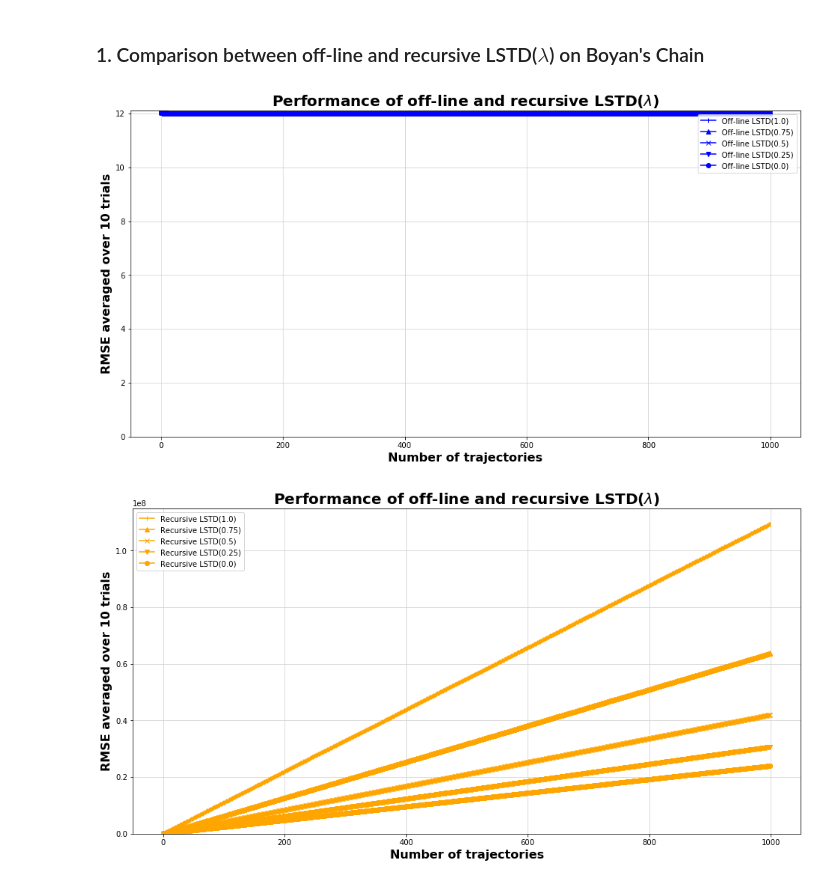
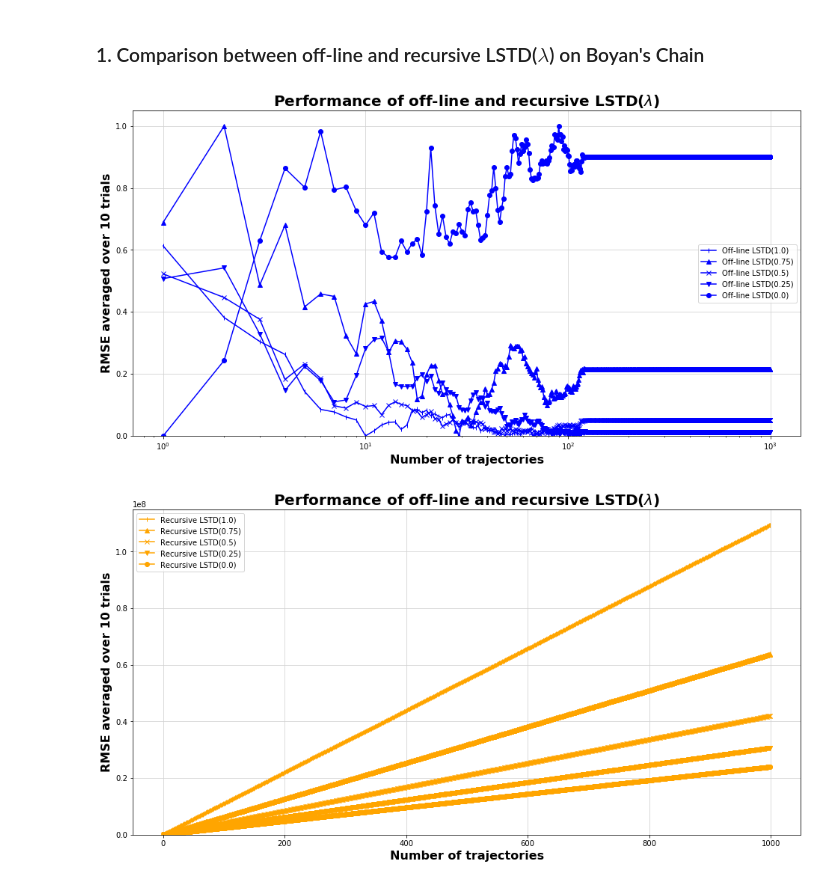
Before and after one commit to julienroy13/COMP767-assignments, a Jupyter notebook: Week4-FunctionApproximation/LSTD_lambda.ipynb, the cells around one changed output. Saved outputs shown, nothing was run; the diff lists cells and outputs as text; code cells hidden in the pictures.

Commit message:
Cleaned up off-line LSTD and Changed graphs for RMSE of the values

```diff
--- a/Week4-FunctionApproximation/LSTD_lambda.ipynb
+++ b/Week4-FunctionApproximation/LSTD_lambda.ipynb
@@ -328,38 +330,41 @@ n_trajectories = 1000
 lambdas = [1., 0.75, 0.50, 0.25, 0.]
 markers = ["|", "^", "x", "v", "o"]
 
 beta_star = np.array([-24., -16., -8., 0.])
 plt.figure(figsize=(16, 8))
 
 # Run experiments for different lambda values for the off-line algorithm
 for lamda, marker in tqdm(zip(lambdas, markers)):
 
     RMSE_offline = np.zeros(shape=(n_trials, n_trajectories))
     for trial in range(n_trials):
 
         # Run one experiment for n_trajectories
-        betas_offline = _lstd(lambda : make_BoyanChain(BOYAN_CHAIN), lambda x: boyan_features[x].reshape([-1, 1]), 1., lamda, n_trajectories)
+        betas_offline = LSTD(lambda : make_BoyanChain(BOYAN_CHAIN), boyan_features, 1., lamda, n_trajectories)
 
-        # Computes RMS error (with respect to optimal parameters beta_star)
-        RMSE_offline[trial] = np.sqrt(0.25 * np.sum((betas_offline - beta_star)**2, axis=1))
+        # Computes RMS error of predicted values over all states compared to optimal values (computed with parameters beta_star)
+        predicted_Vs = np.dot(betas_offline, boyan_features.T)
+        optimal_V = np.dot(beta_star, boyan_features.T)
+        RMSE_offline[trial] = np.sqrt(np.mean((predicted_Vs - optimal_V)**2, axis=1))
 
     # Take average of RMSE over the 10 trials
     avg_RMSE_offline = np.mean(RMSE_offline, axis=0)
+    avg_RMSE_offline = (avg_RMSE_offline - np.min(avg_RMSE_offline)) / (np.max(avg_RMSE_offline) - np.min(avg_RMSE_offline))
 
     # plot results
-    plt.plot(avg_RMSE_offline, label="Off-line LSTD({})".format(lamda), color='blue', marker=marker)
+    plt.semilogx(avg_RMSE_offline, label="Off-line LSTD({})".format(lamda), color='blue', marker=marker)
 
 # Finalize figure
 plt.title('Performance of off-line and recursive LSTD($\lambda$)', fontsize=20, fontweight='bold')
 plt.xlabel('Number of trajectories', fontsize=16, fontweight='bold')
 plt.ylabel('RMSE averaged over {0} trials'.format(n_trials), fontsize=16, fontweight='bold')
 plt.legend(loc="best")
 plt.grid(True, color="lightgrey")
 plt.ylim(bottom=0)
 
 plt.show()
 # %% [output]
-[figure, old version]
+[figure, new version]
 # %%
 plt.figure(figsize=(16, 8))
 # Does exactly the same thing for the recursive algorithm
```
Also changed, not shown: parts of 18 cells of this notebook.
